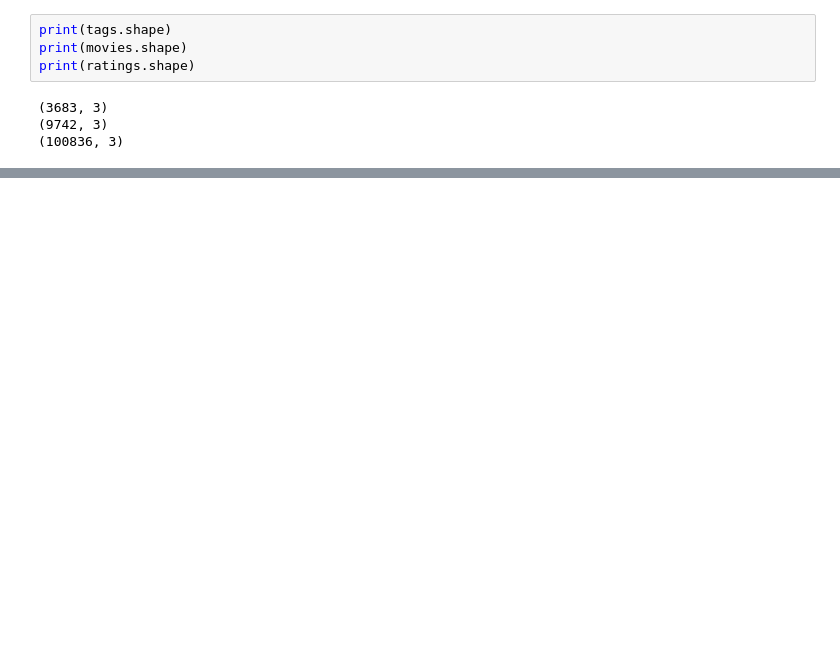
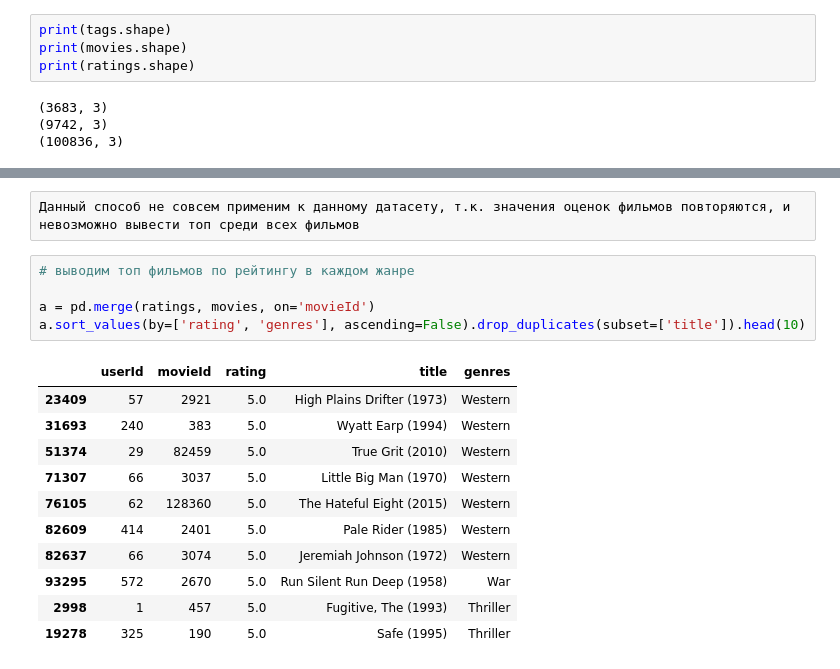
Before and after one commit to DimaRossikhin/RecSys-Books, a Jupyter notebook: rec.ipynb, the cells around one changed output, grey strips where cells are left out. Saved outputs shown, nothing was run; the diff lists cells and outputs as text; blank space fills up the shorter version.

```diff
--- a/rec.ipynb
+++ b/rec.ipynb
@@ -89,0 +143,19 @@ detail
+# %% [raw]
+Данный способ не совсем применим к данному датасету, т.к. значения оценок фильмов повторяются, и невозможно вывести топ среди всех фильмов
+# %%
+# выводим топ фильмов по рейтингу в каждом жанре
+
+a = pd.merge(ratings, movies, on='movieId')
+a.sort_values(by=['rating', 'genres'], ascending=False).drop_duplicates(subset=['title']).head(10)
+# %% [output]
+|  | userId | movieId | rating | title | genres |
+| 23409 | 57 | 2921 | 5.0 | High Plains Drifter (1973) | Western |
+| 31693 | 240 | 383 | 5.0 | Wyatt Earp (1994) | Western |
+| 51374 | 29 | 82459 | 5.0 | True Grit (2010) | Western |
+| 71307 | 66 | 3037 | 5.0 | Little Big Man (1970) | Western |
+| 76105 | 62 | 128360 | 5.0 | The Hateful Eight (2015) | Western |
+| 82609 | 414 | 2401 | 5.0 | Pale Rider (1985) | Western |
+| 82637 | 66 | 3074 | 5.0 | Jeremiah Johnson (1972) | Western |
+| 93295 | 572 | 2670 | 5.0 | Run Silent Run Deep (1958) | War |
+| 2998 | 1 | 457 | 5.0 | Fugitive, The (1993) | Thriller |
+| 19278 | 325 | 190 | 5.0 | Safe (1995) | Thriller |
```
Also changed, not shown: parts of 23 cells of this notebook.
